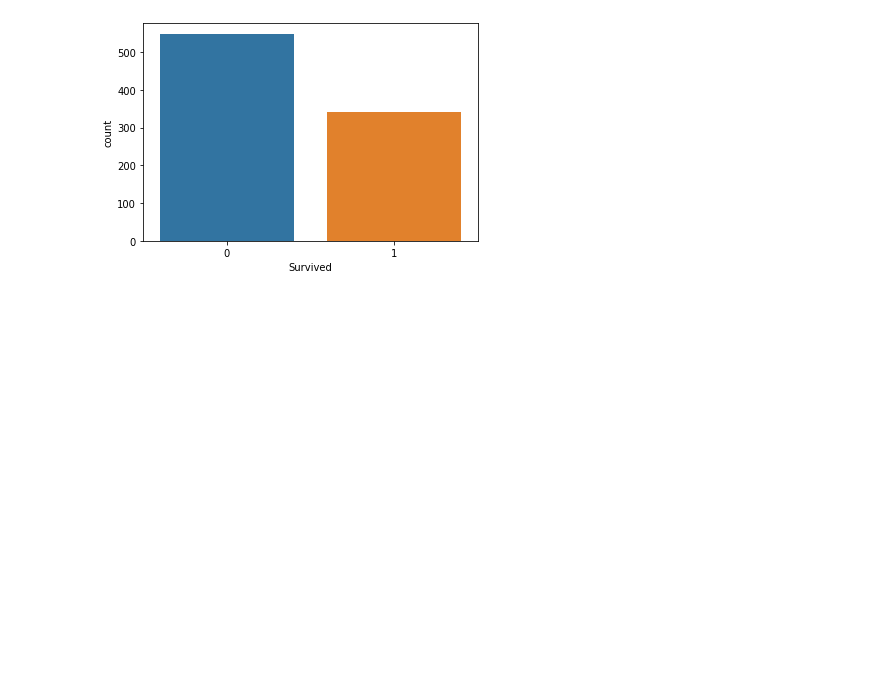
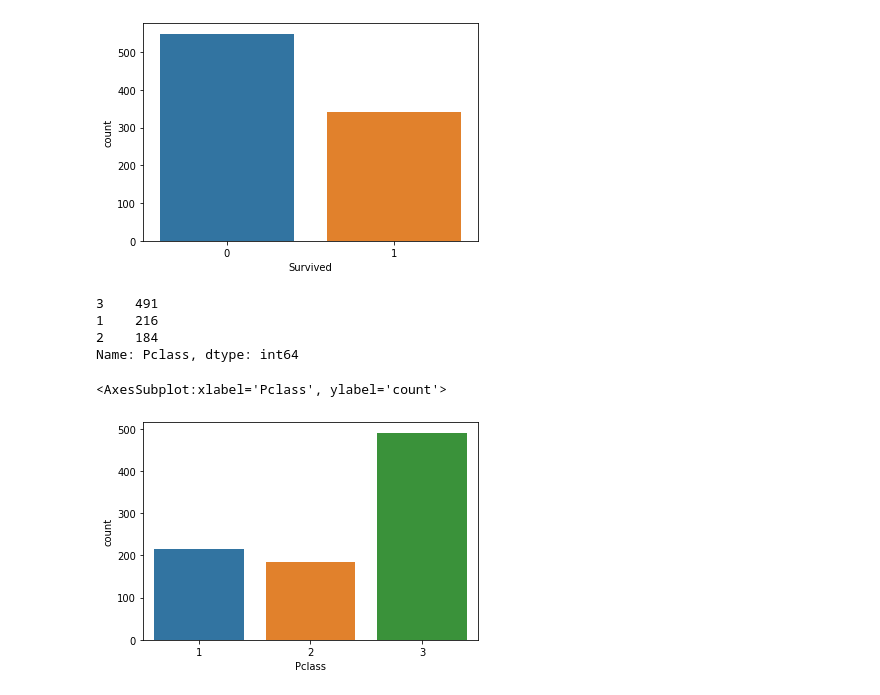
Before and after one commit to Dharmil4602/data-science-projects, a Jupyter notebook: Titanic/titanic.ipynb, the cells around one changed output. Drawn from its saved outputs; the diff is of its cells as text; code cells hidden in the pictures; blank space fills up the shorter version.

Commit message:
Displayed how many travelled in First, Second, Third Class

```diff
--- a/Titanic/titanic.ipynb
+++ b/Titanic/titanic.ipynb
@@ -237,3 +237,16 @@ sns.countplot(data['Survived'])
 # %% [output]
 <AxesSubplot:xlabel='Survived', ylabel='count'>
 [figure]
+# %%
+# How many were in First class, second class ,third class
+data['Pclass'].value_counts()
+# %% [output]
+3    491
+1    216
+2    184
+Name: Pclass, dtype: int64
+# %%
+sns.countplot(data['Pclass'])
+# %% [output]
+<AxesSubplot:xlabel='Pclass', ylabel='count'>
+[figure, added]
```
